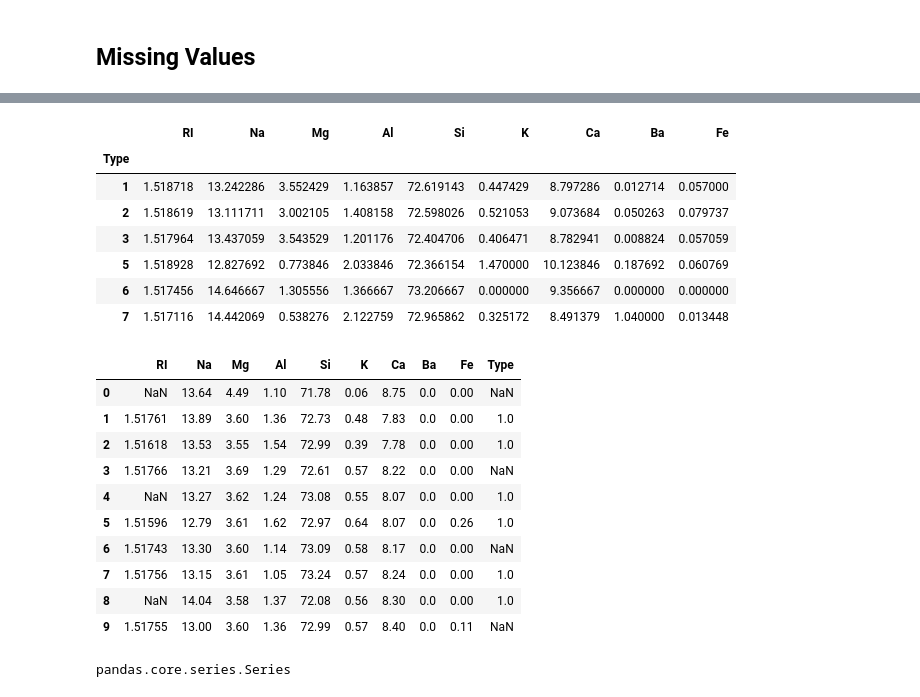
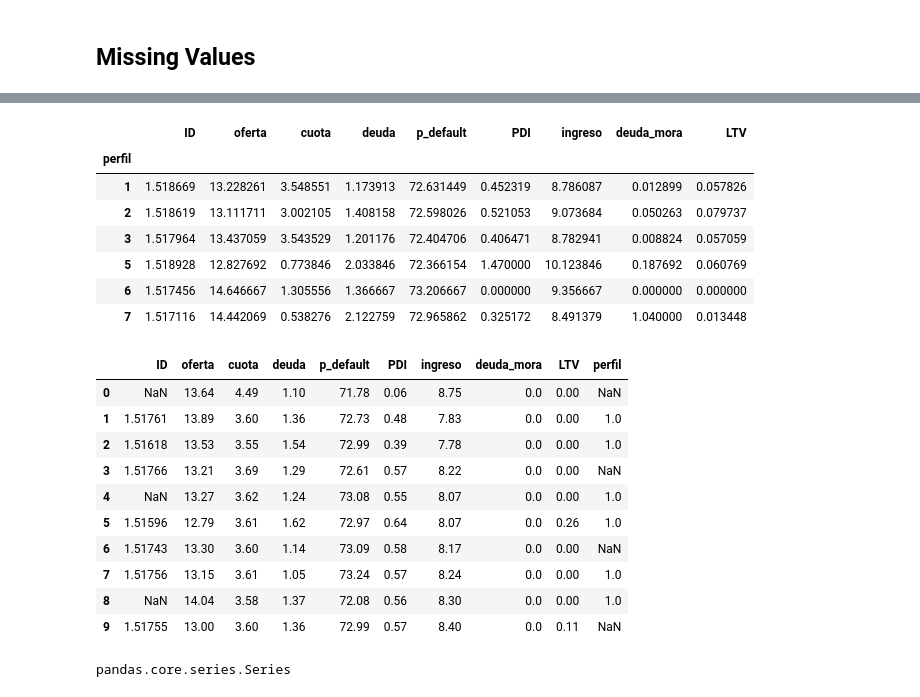
Before and after one commit to cnunezc/MFLUFTO2026, a Jupyter notebook: Labs/Lab 2 - Data Preparation/04_Missing_Data.ipynb, the cells around one changed output, grey strips where cells are left out. Saved outputs shown, nothing was run; the diff lists cells and outputs as text; code cells hidden in the pictures.

```diff
--- a/Labs/Lab 2 - Data Preparation/04_Missing_Data.ipynb
+++ b/Labs/Lab 2 - Data Preparation/04_Missing_Data.ipynb
@@ -5,7 +10,7 @@
 
 #Revisemos la data
 import pandas as pd
-data = pd.read_csv("credito.csv")
+data = pd.read_csv("/content/drive/MyDrive/Lab 2 - Data Preparation/credito.csv")
 # %%
 data.sample(10)
 # %% [output]
@@ -123,10 +130,10 @@ data.describe()
 | max | 1.533930 | 17.380000 | 4.490000 | 3.500000 | 75.410000 | 6.210000 | 16.190000 | 3.150000 | 0.510000 | 7.000000 |
 # %%
-data.groupby("Type").mean()
+data.groupby("perfil").mean()
 # %% [output]
-|  | RI | Na | Mg | Al | Si | K | Ca | Ba | Fe |
-| Type |  |  |  |  |  |  |  |  |  |
-| 1 | 1.518718 | 13.242286 | 3.552429 | 1.163857 | 72.619143 | 0.447429 | 8.797286 | 0.012714 | 0.057000 |
+|  | ID | oferta | cuota | deuda | p_default | PDI | ingreso | deuda_mora | LTV |
+| perfil |  |  |  |  |  |  |  |  |  |
+| 1 | 1.518669 | 13.228261 | 3.548551 | 1.173913 | 72.631449 | 0.452319 | 8.786087 | 0.012899 | 0.057826 |
 | 2 | 1.518619 | 13.111711 | 3.002105 | 1.408158 | 72.598026 | 0.521053 | 9.073684 | 0.050263 | 0.079737 |
 | 3 | 1.517964 | 13.437059 | 3.543529 | 1.201176 | 72.404706 | 0.406471 | 8.782941 | 0.008824 | 0.057059 |
 | 5 | 1.518928 | 12.827692 | 0.773846 | 2.033846 | 72.366154 | 1.470000 | 10.123846 | 0.187692 | 0.060769 |
@@ -140,7 +147,7 @@ data.iloc[::4,0]=np.nan
 # %%
 data.head(10)
 # %% [output]
-|  | RI | Na | Mg | Al | Si | K | Ca | Ba | Fe | Type |
+|  | ID | oferta | cuota | deuda | p_default | PDI | ingreso | deuda_mora | LTV | perfil |
 | 0 | NaN | 13.64 | 4.49 | 1.10 | 71.78 | 0.06 | 8.75 | 0.0 | 0.00 | NaN |
 | 1 | 1.51761 | 13.89 | 3.60 | 1.36 | 72.73 | 0.48 | 7.83 | 0.0 | 0.00 | 1.0 |
 | 2 | 1.51618 | 13.53 | 3.55 | 1.54 | 72.99 | 0.39 | 7.78 | 0.0 | 0.00 | 1.0 |
```
Also changed, not shown: parts of 17 cells of this notebook, 3 other files.
